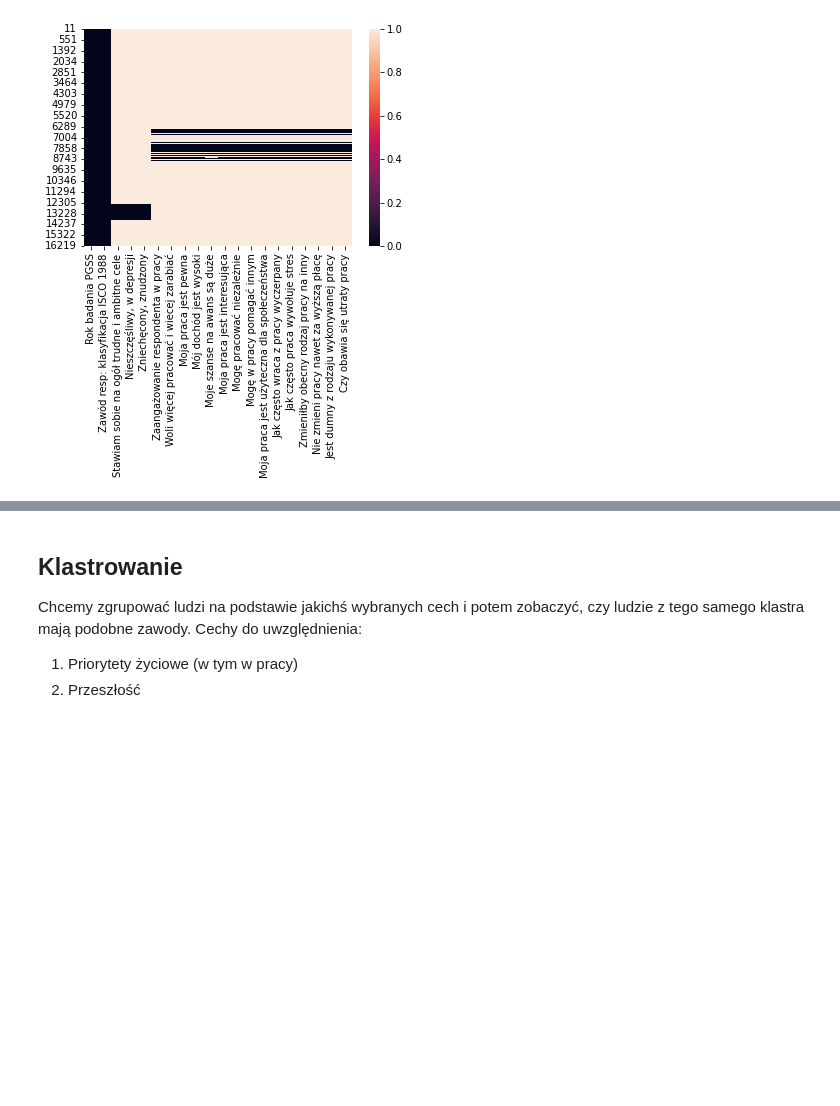
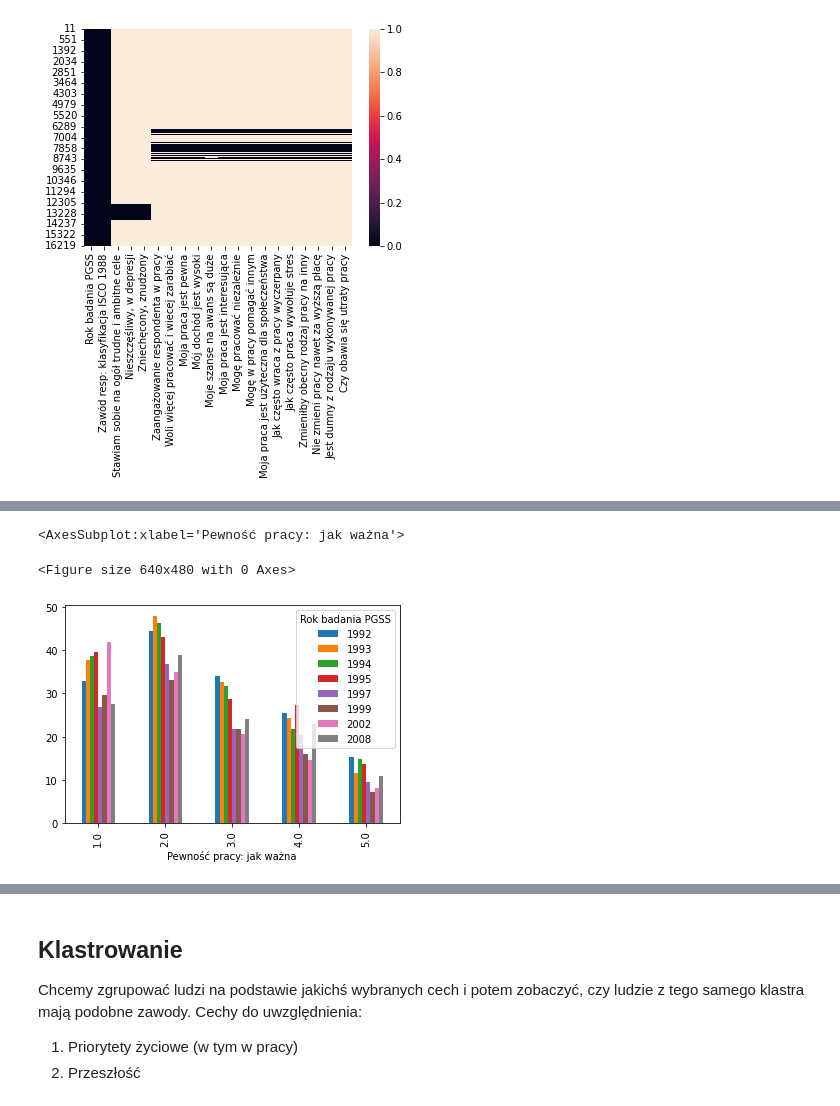
Before and after one commit to Qwebeck/medical-trends-exploration, a Jupyter notebook: notebooks/sondaze_spoleczne.ipynb, the cells around one changed output, grey strips where cells are left out. Cells and saved outputs as stored; diff of their text form; code cells hidden in the pictures; blank space fills up the shorter version.

```diff
--- a/notebooks/sondaze_spoleczne.ipynb
+++ b/notebooks/sondaze_spoleczne.ipynb
@@ -326,0 +363,26 @@ memory usage: 72.4+ KB
+# %%
+not_doctor = lambda df: ~(df[respondent_profession].isin(medicine_related_jobs))
+target_columns_soc =  [
+    'Rok badania PGSS',
+    'Pożądane w pracy: najważniejsza rzecz',
+'Pożądane w pracy: na drugim miejscu',
+'Pożądane w pracy: na trzecim miejscu',
+'Pożądane w pracy: na czwartym miejscu',
+'Pożądane w pracy: na ostatnim/piątym miejscu',
+'Wysokie dochody: jak ważne w pracy',
+'Pewność pracy: jak ważna',
+'Czas pracy: jak ważny',
+'Możliwość awansu: jak ważna',
+'Sensowność pracy: jak ważna',
+'Być lubianym lub popularnym: ranga',
+'Samodzielnie myśleć: ranga',
+'Być pracowitym: ranga',
+'Pomagać innym: ranga',
+'ZAUF do służby zdrowia /x',
+'ZAUF do służby zdrowia /y',
+
+
+]
+module_soc = df[not_doctor(df)][target_columns_soc]
+module_df_1 = df[is_doctor(df)][target_columns_soc]
+module_soc.head()
@@ -326,0 +396,16 @@ memory usage: 72.4+ KB
+# %%
+from matplotlib.pyplot import figure
+figure(figsize=(8, 6), dpi=80)
+#module_soc = module_soc.fillna(0)
+#module_soc.columns = pd.MultiIndex.from_frame(module_soc.columns.to_frame().fillna(0))
+#def plot_grouped():
+year_group = module_soc.groupby(['Pewność pracy: jak ważna'])
+#year_group['Rok badania PGSS'].value_counts().plot(kind="bar")
+year_group_vals = year_group['Rok badania PGSS'].value_counts().apply(lambda x: x/10).unstack()
+year_group_vals.plot(kind="bar")
+#year_respondents = module_soc['Rok badania PGSS'].value_counts()
+# sns.barplot(x=year_group_vals.index, y=year_group_vals.values)
+# %% [output]
+<AxesSubplot:xlabel='Pewność pracy: jak ważna'>
+<Figure size 640x480 with 0 Axes>
+[figure, added]
```
Also changed, not shown: parts of 25 cells of this notebook.
